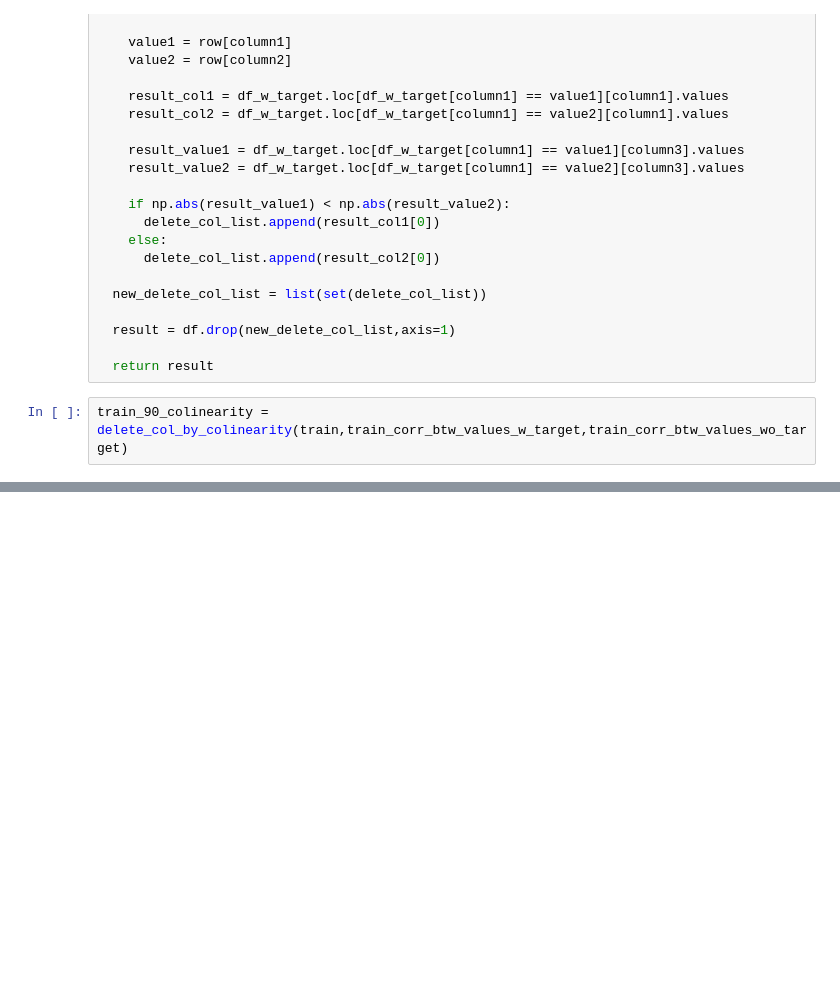
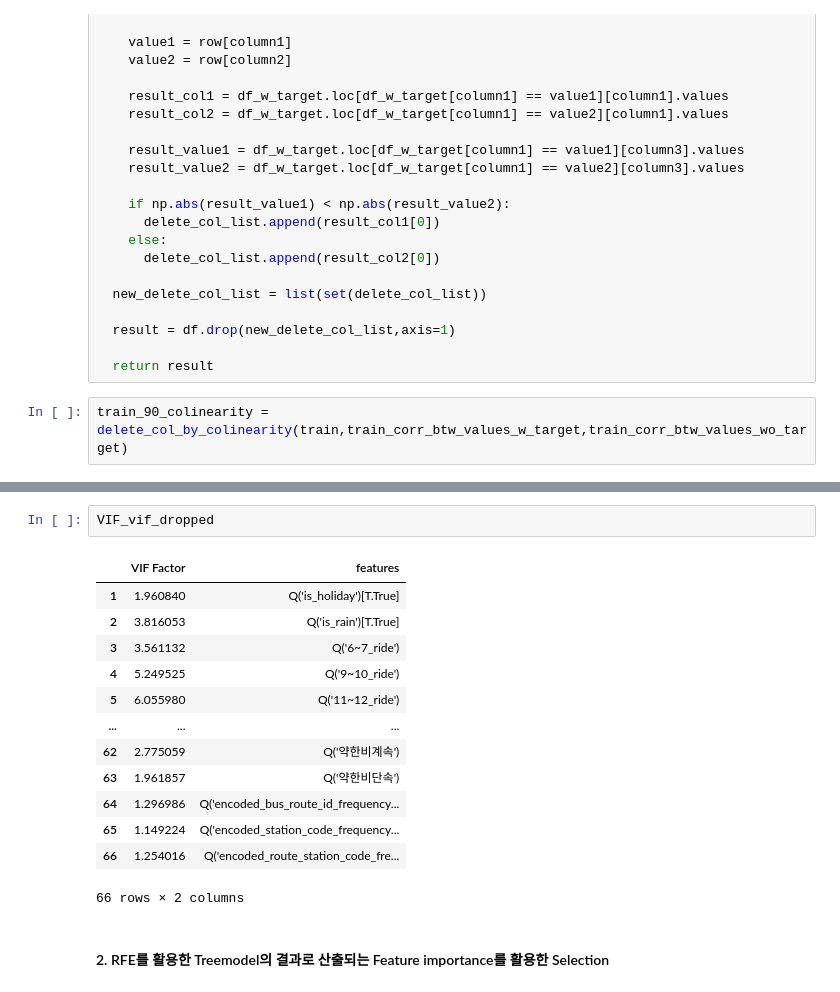
Before and after one commit to JerryKwon/Dacon_Supporters_1st, a Jupyter notebook: submissions/3rd_week/[데이콘 서포터즈 1기_권영인] How much heck the bus is in jeju than seoul_3rd week.ipynb, the cells around one changed output, grey strips where cells are left out. Saved outputs shown, nothing was run; the diff lists cells and outputs as text; blank space fills up the shorter version.

```diff
--- a/submissions/3rd_week/[데이콘 서포터즈 1기_권영인] How much heck the bus is in jeju than seoul_3rd week.ipynb
+++ b/submissions/3rd_week/[데이콘 서포터즈 1기_권영인] How much heck the bus is in jeju than seoul_3rd week.ipynb
@@ -1709,0 +1403,18 @@ VIF
+# %%
+VIF_vif_dropped
+# %% [output]
+|  | VIF Factor | features |
+| 1 | 1.960840 | Q('is_holiday')[T.True] |
+| 2 | 3.816053 | Q('is_rain')[T.True] |
+| 3 | 3.561132 | Q('6~7_ride') |
+| 4 | 5.249525 | Q('9~10_ride') |
+| 5 | 6.055980 | Q('11~12_ride') |
+| ... | ... | ... |
+| 62 | 2.775059 | Q('약한비계속') |
+| 63 | 1.961857 | Q('약한비단속') |
+| 64 | 1.296986 | Q('encoded_bus_route_id_frequency... |
+| 65 | 1.149224 | Q('encoded_station_code_frequency... |
+| 66 | 1.254016 | Q('encoded_route_station_code_fre... |
+66 rows × 2 columns
+# %% [markdown]
+#### 2. RFE를 활용한 Treemodel의 결과로 산출되는 Feature importance를 활용한 Selection
```
Also changed, not shown: parts of 51 cells of this notebook.
